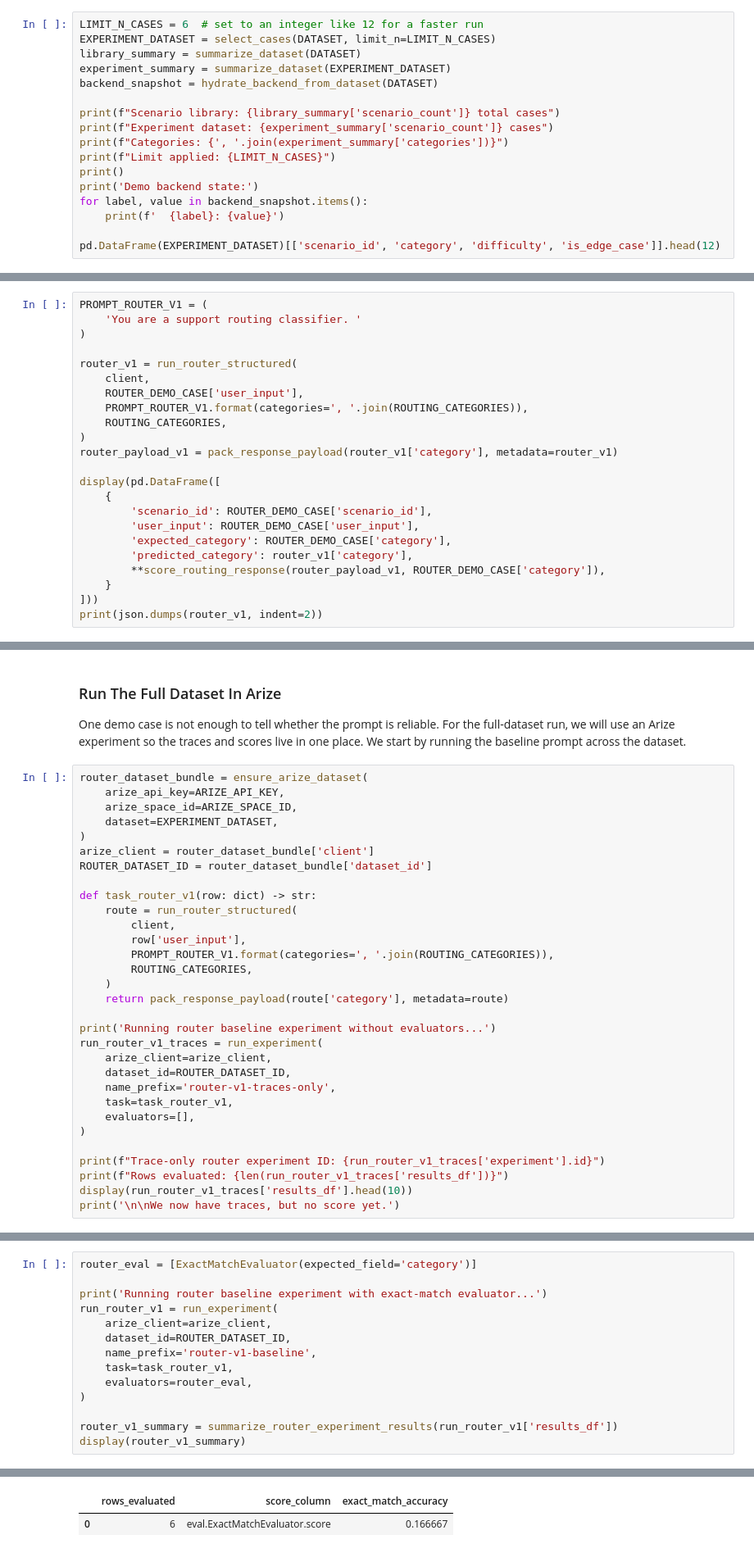
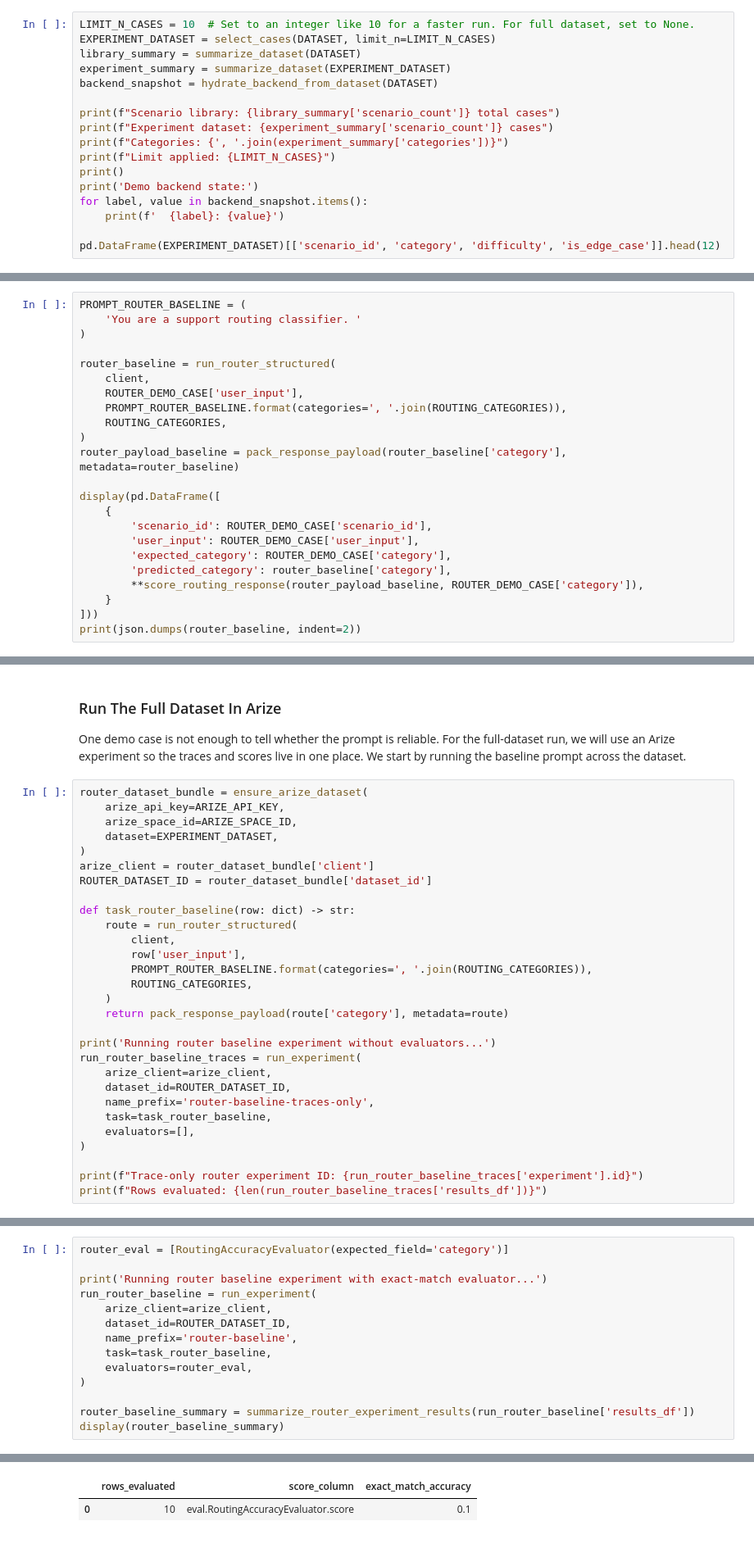
Before and after one commit to rk-yen/customer-support-collab, a Jupyter notebook: Workiva_Hands_on_Building.ipynb, the cells around one changed output, grey strips where cells are left out. Shown at 82% size. Drawn from its saved outputs; the diff is of its cells as text.

```diff
--- a/Workiva_Hands_on_Building.ipynb
+++ b/Workiva_Hands_on_Building.ipynb
@@ -93,7 +94,7 @@ The router selects a support category, then the notebook dispatches to the match
 The scenario library has 50 cases total.
 Use `LIMIT_N_CASES` for a faster workshop run if needed.
 # %%
-LIMIT_N_CASES = 6  # set to an integer like 12 for a faster run
+LIMIT_N_CASES = 10  # Set to an integer like 10 for a faster run. For full dataset, set to None.
 EXPERIMENT_DATASET = select_cases(DATASET, limit_n=LIMIT_N_CASES)
 library_summary = summarize_dataset(DATASET)
 experiment_summary = summarize_dataset(EXPERIMENT_DATASET)
@@ -147,28 +155,28 @@ The loop is:
 3. Improve the prompt.
 4. Re-run and compare the score.
 # %%
-PROMPT_ROUTER_V1 = (
+PROMPT_ROUTER_BASELINE = (
     'You are a support routing classifier. '
 )
 
-router_v1 = run_router_structured(
+router_baseline = run_router_structured(
     client,
     ROUTER_DEMO_CASE['user_input'],
-    PROMPT_ROUTER_V1.format(categories=', '.join(ROUTING_CATEGORIES)),
+    PROMPT_ROUTER_BASELINE.format(categories=', '.join(ROUTING_CATEGORIES)),
     ROUTING_CATEGORIES,
 )
-router_payload_v1 = pack_response_payload(router_v1['category'], metadata=router_v1)
+router_payload_baseline = pack_response_payload(router_baseline['category'], metadata=router_baseline)
 
 display(pd.DataFrame([
     {
         'scenario_id': ROUTER_DEMO_CASE['scenario_id'],
         'user_input': ROUTER_DEMO_CASE['user_input'],
         'expected_category': ROUTER_DEMO_CASE['category'],
-        'predicted_category': router_v1['category'],
-        **score_routing_response(router_payload_v1, ROUTER_DEMO_CASE['category']),
+        'predicted_category': router_baseline['category'],
+        **score_routing_response(router_payload_baseline, ROUTER_DEMO_CASE['category']),
     }
 ]))
-print(json.dumps(router_v1, indent=2))
+print(json.dumps(router_baseline, indent=2))
 # %% [output]
 |  | scenario_id | user_input | expected_category | predicted_category | exact_match | exact_match_reasoning | ... |
 | 0 | CB_001 | I was billed $49 twice this month... | billing | escalation | Poor | Predicted `escalation` but expect... | ... |
@@ -191,27 +199,25 @@ router_dataset_bundle = ensure_arize_dataset(
 arize_client = router_dataset_bundle['client']
 ROUTER_DATASET_ID = router_dataset_bundle['dataset_id']
 
-def task_router_v1(row: dict) -> str:
+def task_router_baseline(row: dict) -> str:
     route = run_router_structured(
         client,
         row['user_input'],
-        PROMPT_ROUTER_V1.format(categories=', '.join(ROUTING_CATEGORIES)),
+        PROMPT_ROUTER_BASELINE.format(categories=', '.join(ROUTING_CATEGORIES)),
         ROUTING_CATEGORIES,
     )
     return pack_response_payload(route['category'], metadata=route)
 
 print('Running router baseline experiment without evaluators...')
-run_router_v1_traces = run_experiment(
+run_router_baseline_traces = run_experiment(
     arize_client=arize_client,
     dataset_id=ROUTER_DATASET_ID,
-    name_prefix='router-v1-traces-only',
-    task=task_router_v1,
+    name_prefix='router-baseline-traces-only',
+    task=task_router_baseline,
     evaluators=[],
 )
 
-print(f"Trace-only router experiment ID: {run_router_v1_traces['experiment'].id}")
-print(f"Rows evaluated: {len(run_router_v1_traces['results_df'])}")
-display(run_router_v1_traces['results_df'].head(10))
-print('\n\nWe now have traces, but no score yet.')
+print(f"Trace-only router experiment ID: {run_router_baseline_traces['experiment'].id}")
+print(f"Rows evaluated: {len(run_router_baseline_traces['results_df'])}")
 # %% [output]
   arize.pre_releases | WARNING | [BETA] datasets.list is a beta API in Arize SDK v8.11.0 and may change without notice. If you experience unexpected failures, please upgrade to the most recent version ...
@@ -246,17 +276,17 @@ This turns the full-dataset run from trace inspection into a measurable benchmar
 # %%
-router_eval = [ExactMatchEvaluator(expected_field='category')]
+router_eval = [RoutingAccuracyEvaluator(expected_field='category')]
 
 print('Running router baseline experiment with exact-match evaluator...')
-run_router_v1 = run_experiment(
+run_router_baseline = run_experiment(
     arize_client=arize_client,
     dataset_id=ROUTER_DATASET_ID,
-    name_prefix='router-v1-baseline',
-    task=task_router_v1,
+    name_prefix='router-baseline',
+    task=task_router_baseline,
     evaluators=router_eval,
 )
 
-router_v1_summary = summarize_router_experiment_results(run_router_v1['results_df'])
-display(router_v1_summary)
+router_baseline_summary = summarize_router_experiment_results(run_router_baseline['results_df'])
+display(router_baseline_summary)
 # %% [output]
 Running router baseline experiment with exact-match evaluator...
   arize.experiments.functions | INFO | 🧪 Experiment started.
@@ -272,6 +302,6 @@ running experiment evaluations |          | 0/6 (0.0%) | ⏳ 00:00<? | ?it/s
   arize.experiments.functions | INFO | ✅ All evaluators completed.
 |  | rows_evaluated | score_column | exact_match_accuracy |
-| 0 | 6 | eval.ExactMatchEvaluator.score | 0.166667 |
+| 0 | 10 | eval.RoutingAccuracyEvaluator.score | 0.1 |
 # %% [markdown]
 ### Fix The Prompt And Re-Run The Same Experiment
 
```
Also changed, not shown: parts of 33 cells of this notebook, 2 other files.
